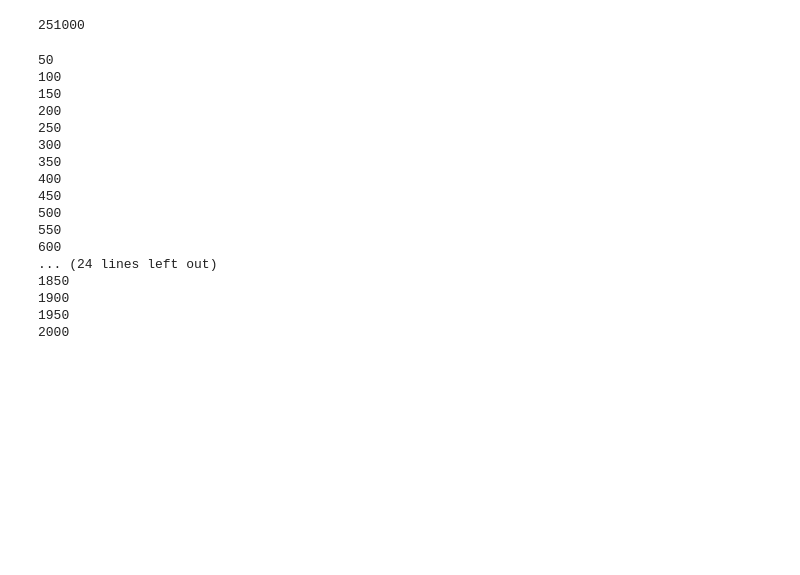
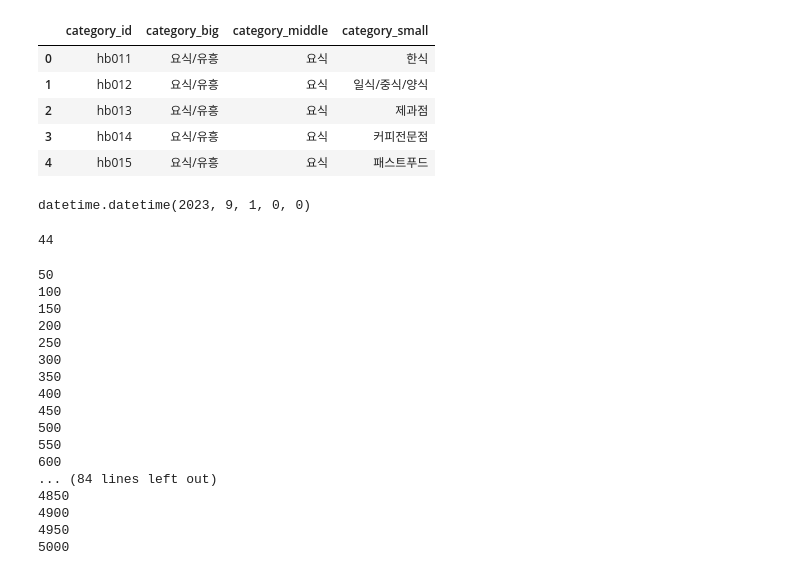
Before and after one commit to shimminjeong/HANA-SafetyOne, a Jupyter notebook: python/generateFakerData.ipynb, the cells around one changed output. Saved outputs shown, nothing was run; the diff lists cells and outputs as text; code cells hidden in the pictures; blank space fills up the shorter version.

```diff
--- a/python/generateFakerData.ipynb
+++ b/python/generateFakerData.ipynb
@@ -120,8 +137,3 @@ serviceList28=['hb073','hb081', 'hb082', 'hb083'] # 화장품 생활서비스,
-# %%
-import random
-random.randint(100, 500)*1000
-# %% [output]
-251000
 # %%
 trancategory_1=pd.read_csv("../trancategoryupdate1.csv")
 trancategory_2=pd.read_csv("../trancategoryupdate2.csv")
@@ -431,3 +384,12 @@ def generate_card_history(cursor, cardnumber, cat, storeAddress, cust_start_date
+# %%
+trancategory.head()
+# %% [output]
+|  | category_id | category_big | category_middle | category_small |
+| 0 | hb011 | 요식/유흥 | 요식 | 한식 |
+| 1 | hb012 | 요식/유흥 | 요식 | 일식/중식/양식 |
+| 2 | hb013 | 요식/유흥 | 요식 | 제과점 |
+| 3 | hb014 | 요식/유흥 | 요식 | 커피전문점 |
+| 4 | hb015 | 요식/유흥 | 요식 | 패스트푸드 |
 # %%
 # 고객가입일자
 reg_start_day = 1
@@ -447,7 +409,7 @@ card_start_day = 1
 card_start_month = 1
 card_start_year = 2018
 
-card_start_date
+
 card_end_day = 1
 card_end_month = 5
 card_end_year = 2023
@@ -462,21 +424,25 @@ cust_start_month1 = 3
 cust_start_year1 = 2023
 
 cust_end_day1 = 1
-cust_end_month1 = 6
+cust_end_month1 = 9
 cust_end_year1 = 2023
 
 cust_start_date1 = datetime(cust_start_year1, cust_start_month1, cust_start_day1)
 cust_end_date1 = datetime(cust_end_year1, cust_end_month1, cust_end_day1)
 
 
-cust_start_day2 = 2
-cust_start_month2 = 6
-cust_start_year2 = 2023
+# cust_start_day2 = 2
+# cust_start_month2 = 6
+# cust_start_year2 = 2023
 
-cust_end_day2 = 1
-cust_end_month2 = 9
-cust_end_year2 = 2023
+# cust_end_day2 = 1
+# cust_end_month2 = 9
+# cust_end_year2 = 2023
 
-cust_start_date2 = datetime(cust_start_year2, cust_start_month2, cust_start_day2)
-cust_end_date2 = datetime(cust_end_year2, cust_end_month2, cust_end_day2)
+# cust_start_date2 = datetime(cust_start_year2, cust_start_month2, cust_start_day2)
+# cust_end_date2 = datetime(cust_end_year2, cust_end_month2, cust_end_day2)
+
+cust_end_date1
+# %% [output]
+datetime.datetime(2023, 9, 1, 0, 0)
 # %%
@@ -485,0 +452,9 @@ cardHistSql = "INSERT INTO CARD_HISTORY (CARD_HIS_ID, CARD_ID, CATEGORY, REGION_
+# %%
+identity = fake.ssn()
+calAge = '19'+identity[0:2]
+age = 2023-int(calAge)
+print(age)
+if age<20  or age>85:
+    print("mm")
+# %% [output]
+44
@@ -489,7 +522,7 @@ connection = cx_Oracle.connect(user='scott', password='tiger', dsn='192.168.119.
 cursor = connection.cursor()
 
 memberCnt=0
-while(memberCnt<=2000):
+while(memberCnt<=1):
 
     # 멤버 정보 만들기
     name = ''
@@ -500,10 +533,11 @@ while(memberCnt<=2000):
     gender =''
     phonenumber = fake.phone_number()
     email = fake.unique.ascii_free_email()
-    calAge = identity[0:2]
-    age = 98-int(calAge)
+    calAge = '19'+identity[0:2]
+    age = 2023-int(calAge)
 
-    if age<20:
+
+    if age<20  or age>85:
         continue
 
     memberCnt=memberCnt+1
@@ -516,7 +550,7 @@ while(memberCnt<=2000):
         gender = "F"
         name = fake.name_female()
 
-    cursor.execute(customerSql,(email,name,password,phonenumber,gender,address,identity,regDate))
+    cursor.execute(customerSql,(email,name,password,phonenumber,gender,address,identity,age,regDate))
 
     # card정보만들기
     cardRegDate = gen_date(card_start_date, card_end_date)
@@ -537,11 +571,14 @@ while(memberCnt<=2000):
     splitted_address = address.split()
     storeAddress=splitted_address[0]
 
-    for i in range(300):
+
+    for i in range(500):
         cat1=random.choices(tranCategory,weights=select_trans_weight_1(age,gender),k=1)[0]
-        generate_card_history(cursor, cardnumber, cat1, storeAddress, cust_start_date1, cust_end_date1)
-        cat2=random.choices(tranCategory,weights=select_trans_weight_2(age,gender),k=1)[0]
-        generate_card_history(cursor, cardnumber, cat2, storeAddress, cust_start_date2, cust_end_date2)
+        filtered_rows = trancategory[trancategory['category_small'] == cat1]
+        target_category_big = filtered_rows.iloc[0]['category_big']
+        generate_card_history(cursor, cardnumber, target_category_big, cat1, storeAddress, cust_start_date1, cust_end_date1)
+        # cat2=random.choices(tranCategory,weights=select_trans_weight_2(age,gender),k=1)[0]
+        # generate_card_history(cursor, cardnumber, cat2, storeAddress, cust_start_date2, cust_end_date2)
 
 
     if (memberCnt%50)==0:
@@ -564,8 +601,8 @@ connection.close()
 500
 550
 600
-... (24 lines left out)
-1850
-1900
-1950
-2000
+... (84 lines left out)
+4850
+4900
+4950
+5000
```
Also changed, not shown: parts of 15 cells of this notebook, 2 other files.
